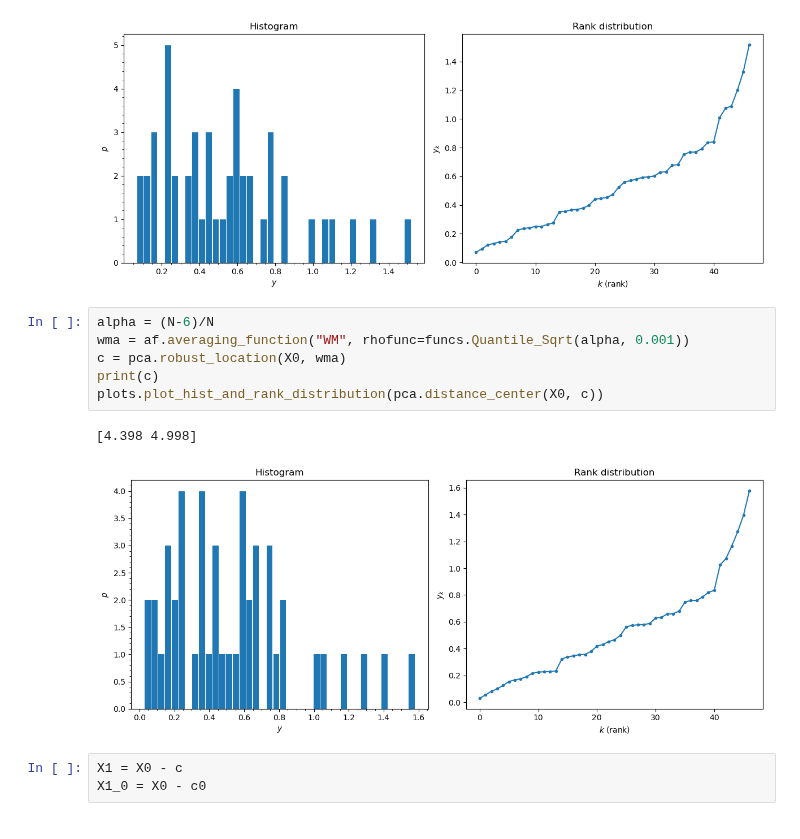
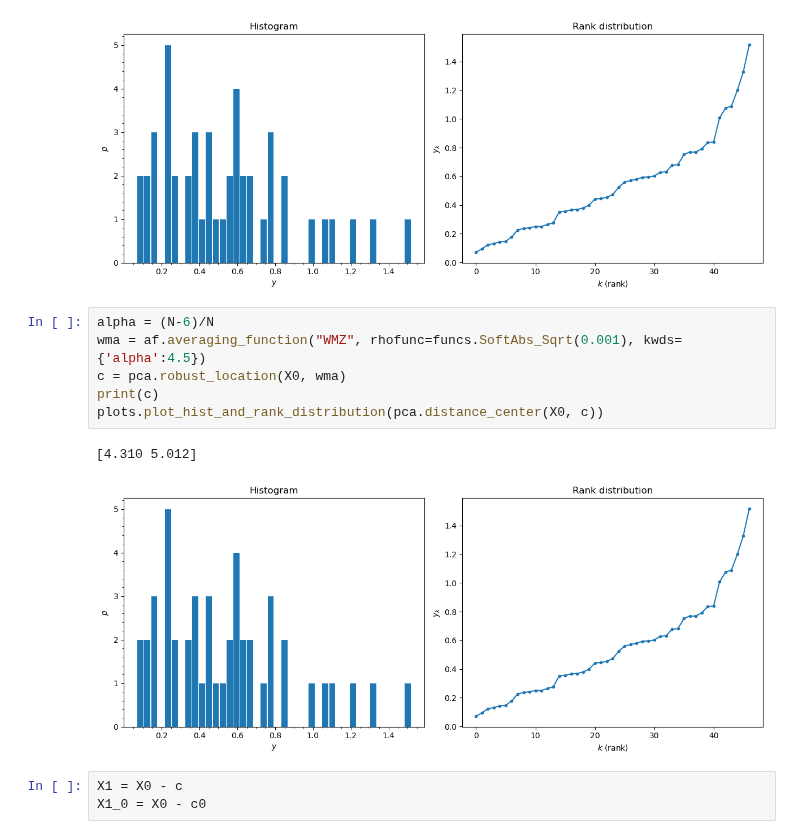
Before and after one commit to intellimath/mlgrad, a Jupyter notebook: examples/robust_pca_starsCYG.ipynb, the cells around one changed output. Cells and saved outputs as stored; diff of their text form.

```diff
--- a/examples/robust_pca_starsCYG.ipynb
+++ b/examples/robust_pca_starsCYG.ipynb
@@ -57,13 +57,13 @@ plots.plot_hist_and_rank_distribution(pca.distance_center(X0, c0))
 [figure]
 # %%
 alpha = (N-6)/N
-wma = af.averaging_function("WM", rhofunc=funcs.Quantile_Sqrt(alpha, 0.001))
+wma = af.averaging_function("WMZ", rhofunc=funcs.SoftAbs_Sqrt(0.001), kwds={'alpha':4.5})
 c = pca.robust_location(X0, wma)
 print(c)
 plots.plot_hist_and_rank_distribution(pca.distance_center(X0, c))
 # %% [output]
-[4.398 4.998]
+[4.310 5.012]
-[figure, old version]
+[figure, new version]
 # %%
 X1 = X0 - c
 X1_0 = X0 - c0
```
Also changed, not shown: parts of 15 cells of this notebook, 20 other files.
